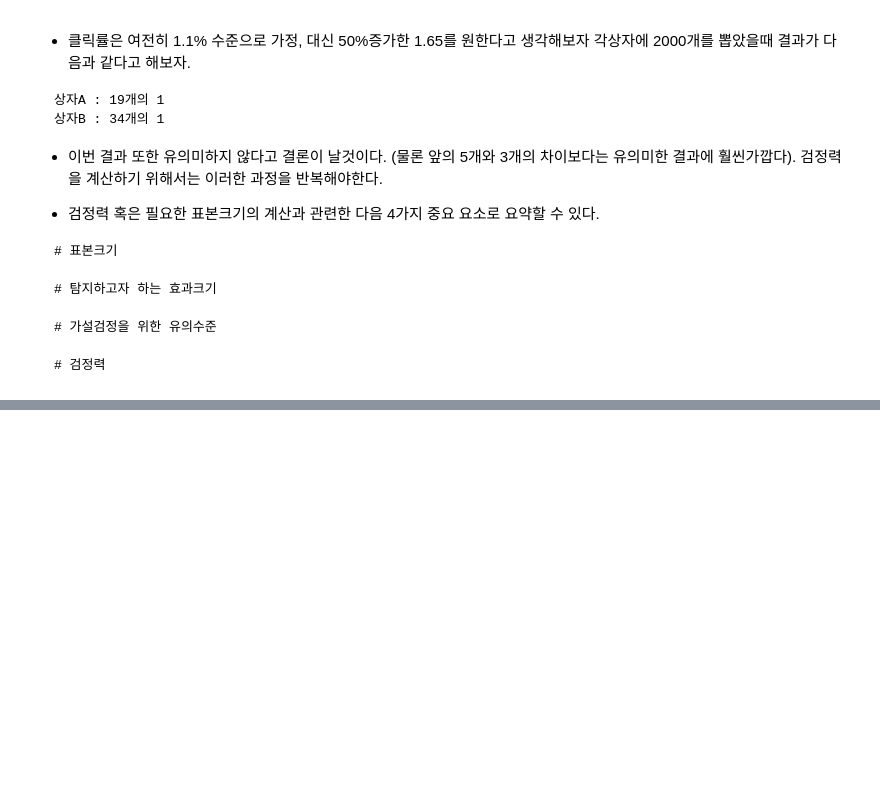
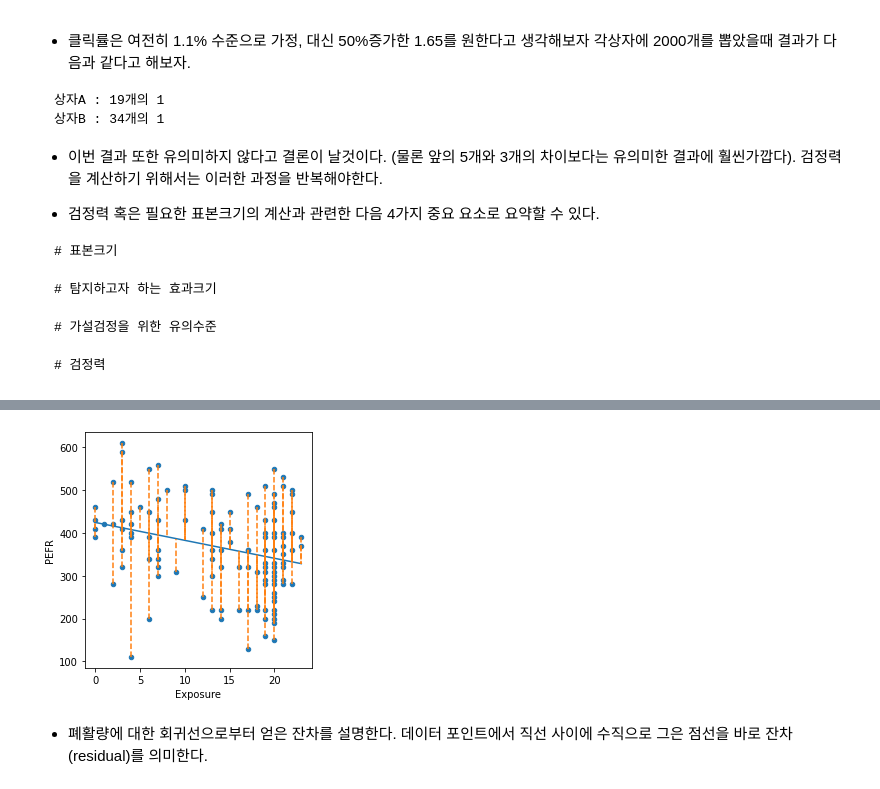
Before and after one commit to ljs7463/Basic_statistic, a Jupyter notebook: 임정석/Statistics_Basic_(1).ipynb, the cells around one changed output, grey strips where cells are left out. Cells and saved outputs as stored; diff of their text form; code cells hidden in the pictures; blank space fills up the shorter version.

```diff
--- a/임정석/Statistics_Basic_(1).ipynb
+++ b/임정석/Statistics_Basic_(1).ipynb
@@ -1679,0 +1772,15 @@ B상자 : 5개의 1
+# %%
+fitted = model.predict(lung[predictors])
+residuals = lung[outcome] - fitted
+# %%
+ax = lung.plot.scatter(x='Exposure', y='PEFR', figsize=(4, 4))
+ax.plot(lung.Exposure, fitted)
+for x, yactual, yfitted in zip(lung.Exposure, lung.PEFR, fitted):
+    ax.plot((x, x), (yactual, yfitted), '--', color='C1')
+
+plt.tight_layout()
+plt.show()
+# %% [output]
+[figure, added]
+# %% [markdown]
+- 폐활량에 대한 회귀선으로부터 얻은 잔차를 설명한다. 데이터 포인트에서 직선 사이에 수직으로 그은 점선을 바로 잔차(residual)를 의미한다.
```
Also changed, not shown: parts of 12 cells of this notebook.
